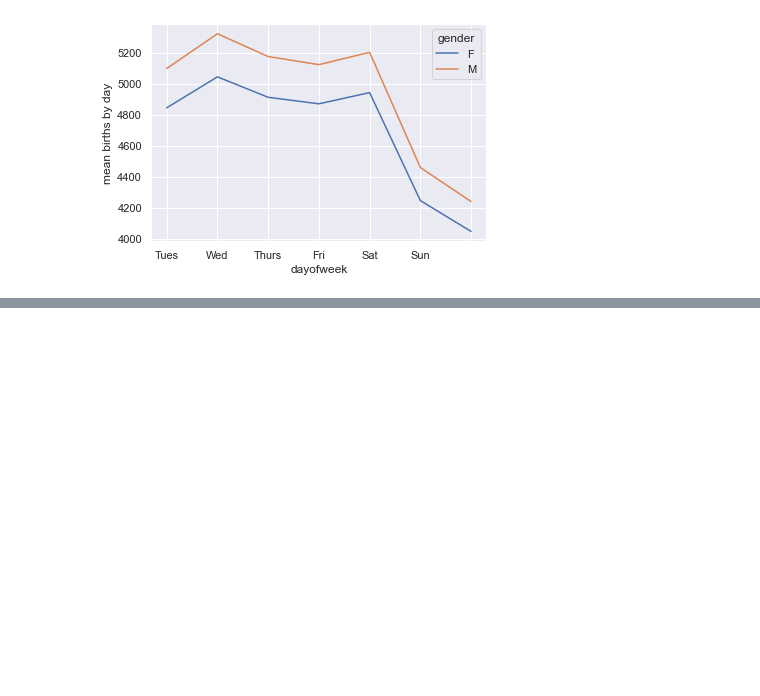
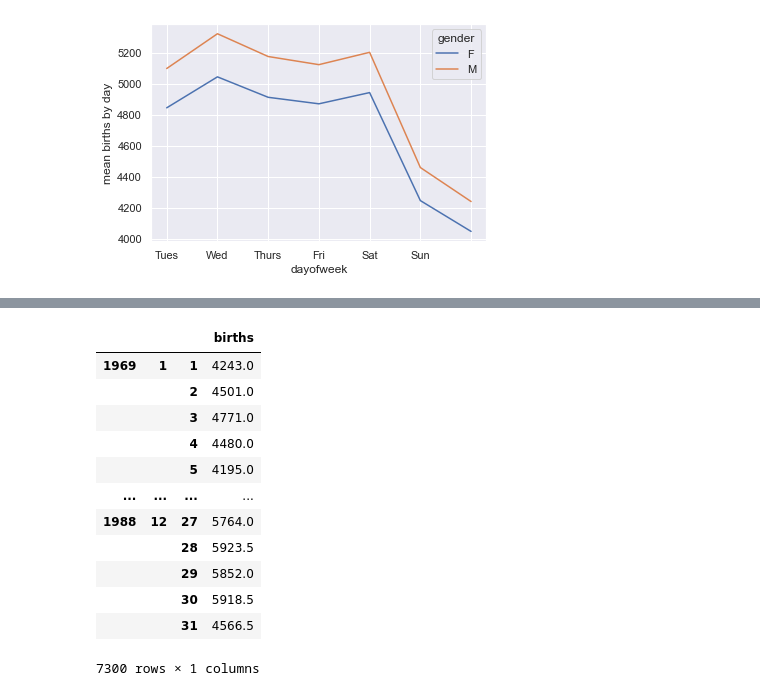
Before and after one commit to imabiodun/Birth_learn, a Jupyter notebook: birth_lernen.ipynb, the cells around one changed output, grey strips where cells are left out. Saved outputs shown, nothing was run; the diff lists cells and outputs as text; code cells hidden in the pictures; blank space fills up the shorter version.

```diff
--- a/birth_lernen.ipynb
+++ b/birth_lernen.ipynb
@@ -183 +195,17 @@ birth_by_name
+# %%
+birth_all_year
+# %% [output]
+|  |  |  | births |
+| 1969 | 1 | 1 | 4243.0 |
+|  |  | 2 | 4501.0 |
+|  |  | 3 | 4771.0 |
+|  |  | 4 | 4480.0 |
+|  |  | 5 | 4195.0 |
+| ... | ... | ... | ... |
+| 1988 | 12 | 27 | 5764.0 |
+|  |  | 28 | 5923.5 |
+|  |  | 29 | 5852.0 |
+|  |  | 30 | 5918.5 |
+|  |  | 31 | 4566.5 |
+7300 rows × 1 columns
 # %%
```
Also changed, not shown: parts of 15 cells of this notebook.
